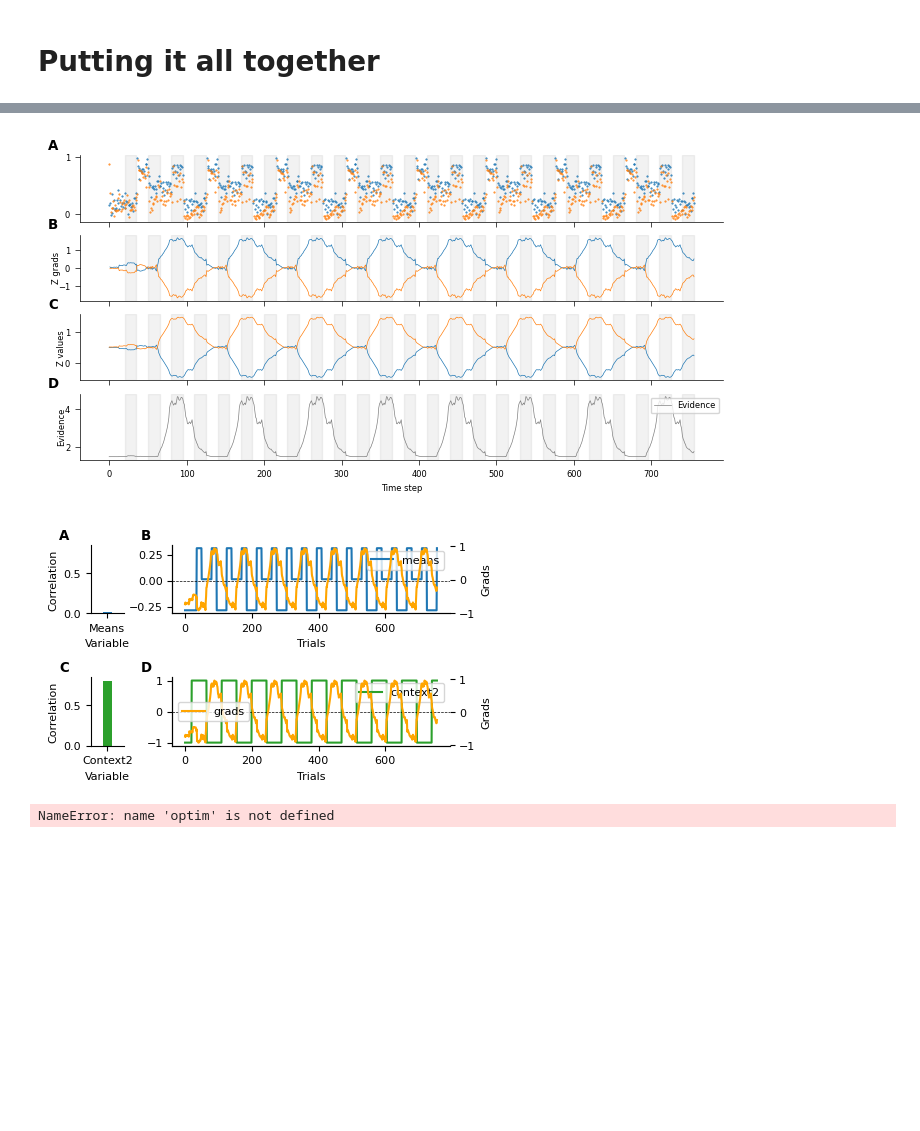
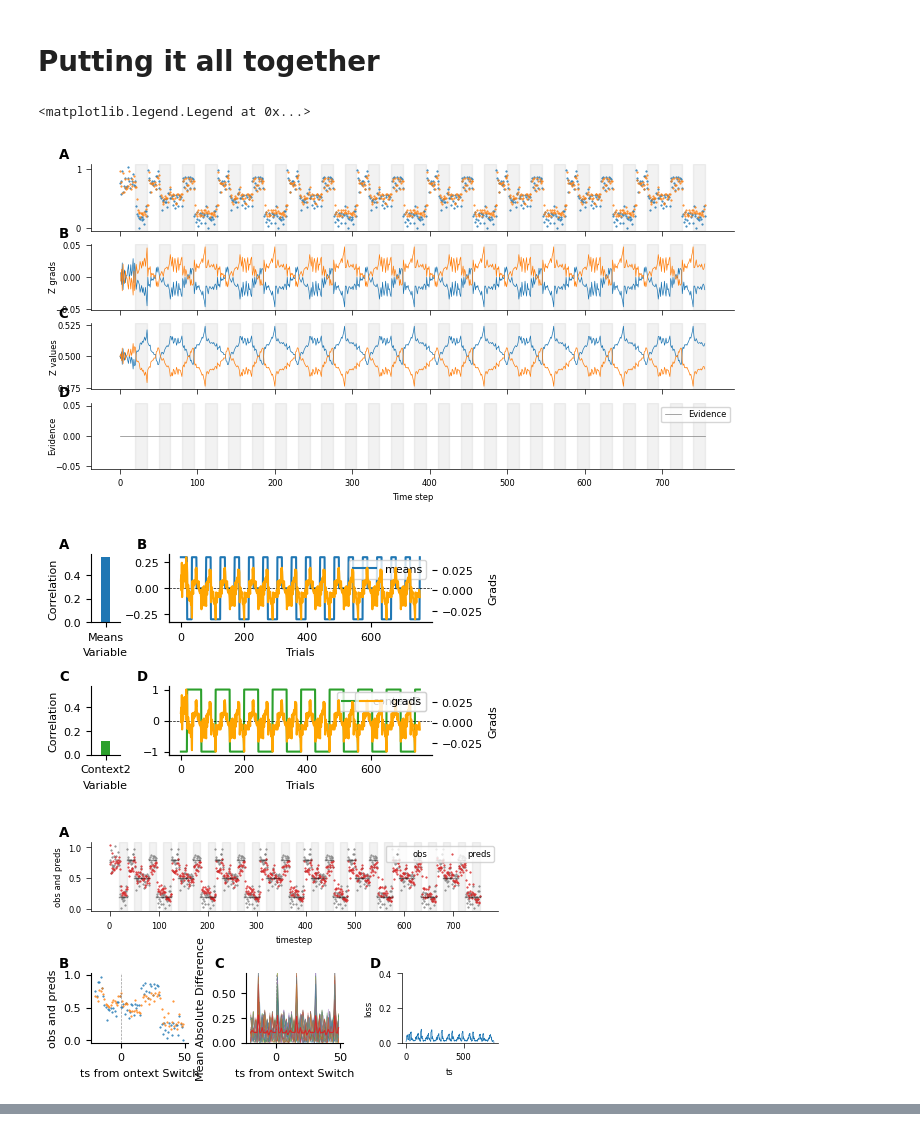
Before and after one commit to hummosa/contextual_switching_task, a Jupyter notebook: hierarchical_random_repeats_multi_scale_task.ipynb, the cells around one changed output, grey strips where cells are left out. Cells and saved outputs as stored; diff of their text form; code cells hidden in the pictures; blank space fills up the shorter version.

Commit message:
before moving to z1 z2

```diff
--- a/hierarchical_random_repeats_multi_scale_task.ipynb
+++ b/hierarchical_random_repeats_multi_scale_task.ipynb
@@ -377,7 +388,10 @@ corr_Thalamus_meanss = []
 prespecified_thalamus_values = []
 
 plot_plots = True
-save_plots = True
+save_plots = False
+use_prespecified_thalamus = True
+no_of_blocks = 50
+pretrain_model = True
 # horizon_long_short = 'short'
 horizon_long_short = 'long'
 input_distort=False
@@ -393,18 +407,27 @@ training_phase_1_config = {'context_transition_function':  context_transition_fu
 config.training_phases= [{'start_ts': 1, 'config': training_phase_1_config}]
 model = LSTM_model(config,hidden_size=100)
 if horizon_long_short == 'long':
-        horizon = training_phase_1_config['max_trials_per_block'] * (1+1+1)
+        horizon = int(training_phase_1_config['max_trials_per_block'] * (3)) # note this was 3 before when I was working on exp 9
 else:
         horizon = 5
 _use_oracle = False
 _use_optimized_thalamus = False
 
-for iteration in (range(5)):
+if pretrain_model:
+        env = Generative_environment(config, experiment=experiment) # the same env with the same config.seed, so the data will be the same
+        logger = Logger(config) # clear the logger
+        config.training_phases[0]['config']['no_of_blocks'] = 100
+        memory_buffer, losses = adapt_model_v3(model, env, _use_oracle, config, 'WU', horizon, nn.MSELoss(), 0, logger,
+                prespecified_thalamus=None, input_distort=input_distort)
+
+
+for iteration in (range(3)):
         # print('running iteration: ', iteration)
         logger = Logger(config)
         env = Generative_environment(config, experiment=experiment)
         # Get latent inference values
-        config.training_phases[0]['config']['no_of_blocks'] = 50
+        config.training_phases[0]['config']['no_of_blocks'] = no_of_blocks
+        config.seed_env = iteration # a different sequence of random means each block, but the same fixed random pattern inside the blocks
         testing_env = Generative_environment(config, experiment=experiment)
         logger = Logger(config)
         criterion = nn.MSELoss(reduction='sum')
@@ -416,12 +439,13 @@ for iteration in (range(5)):
         if save_plots and plot_plots: plt.savefig(f'./exports/grads_exp_{experiment}_itr_{iteration}_hor_{horizon_long_short}.pdf', bbox_inches='tight')
         plot_modulations(testing_memory_buffer, testing_env, testing_losses, config, x1=50, x2=np.inf)
         if save_plots and plot_plots: plt.savefig(f'./exports/modulations_exp_{experiment}_itr_{iteration}_hor_{horizon_long_short}.pdf', bbox_inches='tight')
-        use_grads = True
+        use_grads = False
         if use_grads:
                 prespecified_thalamus = -np.stack(testing_memory_buffer.timestep_data['thalamus_grad'])
                 prespecified_thalamus[0] = 0 # first value is padded with a nan
                 prespecified_thalamus_values.append(prespecified_thalamus)
                 prespecified_thalamus = prespecified_thalamus * 10 # hacky way to amplify the values otherwise their take too long to learn.
+                stats(prespecified_thalamus)
         else:
                 prespecified_thalamus = np.stack(testing_memory_buffer.timestep_data['thalamus'])
                 # These were already softmaxed. but I want to softmax them with a lower temperature
@@ -430,35 +454,43 @@ for iteration in (range(5)):
                 prespecified_thalamus = prespecified_thalamus * 10 # hacky way to amplify the values otherwise their take too long to learn.
                 # prespecified_thalamus = F.softmax(torch.tensor(prespecified_thalamus), dim=0, ).numpy()
 
-        corr_Thalamus_context2, corr_Thalamus_means = get_correlations(testing_memory_buffer, testing_env, config)
+        corr_Thalamus_context2, corr_Thalamus_means = get_correlations(testing_memory_buffer, testing_env, config, use_thalamus=False)
         corr_Thalamus_context2s.append(corr_Thalamus_context2)
         corr_Thalamus_meanss.append(corr_Thalamus_means)
         # now train again with the thalamus values prespecified
         env = Generative_environment(config, experiment=experiment) # the same env with the same config.seed, so the data will be the same
         logger = Logger(config) # clear the logger
-        memory_buffer, losses = adapt_model_v3(model, env, _use_oracle, config, 'WU', horizon, nn.MSELoss(), 0, logger,
+        if use_prespecified_thalamus:
+                memory_buffer, losses = adapt_model_v3(model, env, _use_oracle, config, 'WU', horizon, nn.MSELoss(), 0, logger,
                 prespecified_thalamus=prespecified_thalamus, input_distort=input_distort)
-                # prespecified_thalamus=(prespecified_thalamus-0.5 )*10, input_distort=True)
+        else:
+                memory_buffer, losses = adapt_model_v3(model, env, _use_oracle, config, 'WU', horizon, nn.MSELoss(), 0, logger,
+                prespecified_thalamus=None, input_distort=input_distort)
         loss_means.append(np.mean(losses))
         if plot_plots: plot_behavior(memory_buffer, env, losses, config, _use_oracle,)
 
 fig, axes = plt.subplots(1,2, figsize=(8,2))
 ax = axes[0]
 ax.plot(loss_means)
 ax.set_ylabel('Loss')
 ax.set_xlabel('Iteration')
 ax = axes[1]
 ax.plot(corr_Thalamus_context2s, label='context2')
 ax.plot(corr_Thalamus_meanss, label='means')
 ax.set_ylabel('Correlation')
 ax.set_xlabel('Iteration')
 ax.legend()
 plt.tight_layout()
 
 fig, ax = plt.subplots(1,1, figsize=(9,3))
 # plot each vector of thalamus values with viridis color gradations
 for i in range(len(prespecified_thalamus_values)):
         ax.plot(prespecified_thalamus_values[i].squeeze()[:,0], color=plt.cm.viridis(i/len(prespecified_thalamus_values)), label=f'iter {i}')
-ax.set_ylabel('Thalamus')
+ax.set_ylabel('Grads')
 ax.set_xlabel('Trials')
 ax.legend()
+# %% [output]
+<matplotlib.legend.Legend at 0x...>
+[figure, added]
+[figure, added]
+[figure, added]
@@ -465,17 +504,0 @@ ax.legend()
-# %%
-logger = Logger(config)
-env = Generative_environment(config, experiment=experiment)
-# Get latent inference values
-config.training_phases[0]['config']['no_of_blocks'] = 50
-testing_env = Generative_environment(config, experiment=experiment)
-logger = Logger(config)
-criterion = nn.MSELoss(reduction='sum')
-_use_optimized_thalamus = False
-# input_distort = True
-testing_memory_buffer, testing_losses = adapt_model_v3(model, testing_env, _use_oracle, config, 'LU', horizon, criterion,
-                                                0, logger, _use_optimized_thalamus=_use_optimized_thalamus,)
-plot_grads(testing_memory_buffer, testing_env, x1=50, x2=np.inf)
-plot_modulations(testing_memory_buffer, testing_env, testing_losses, config, x1=50, x2=np.inf)
-# %% [output]
-[figure, removed]
-[figure, removed]
@@ -528,8 +504,0 @@ def train_and_test_model(experiment, default_std, train_model = False, horizon =
-# %%
-train_model = True
-horizon = 'long'
-testing_memory_buffer2, testing_env2, testing_losses2, config = train_and_test_model(experiment=8, default_std=default_std, train_model = train_model, horizon = horizon, scale=3,
-prespecified_thalamus=np.stack(testing_memory_buffer.timestep_data['thalamus']))
-plot_modulations(testing_memory_buffer, testing_env, testing_losses, config, x1=50, x2=np.inf)
-# %% [output]
-NameError: name 'optim' is not defined
```
Also changed, not shown: parts of 16 cells of this notebook, 2 other files.
